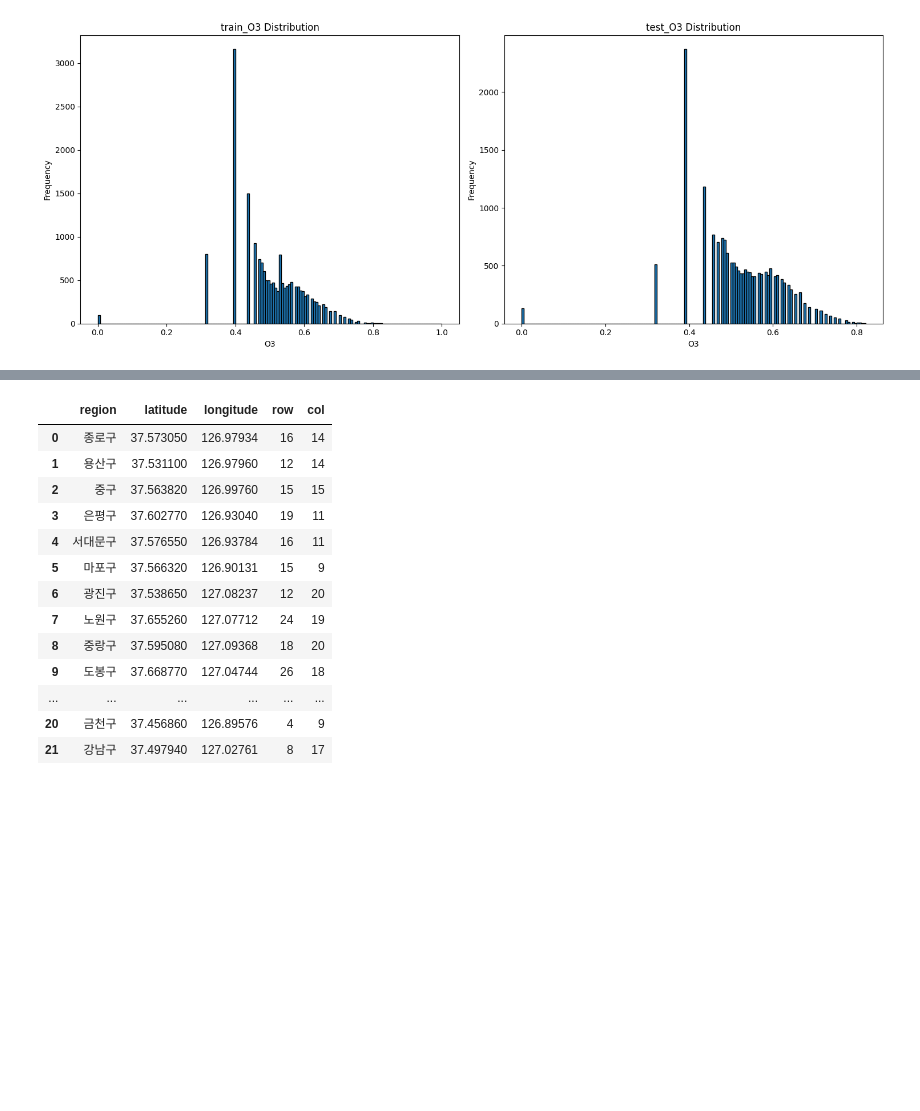
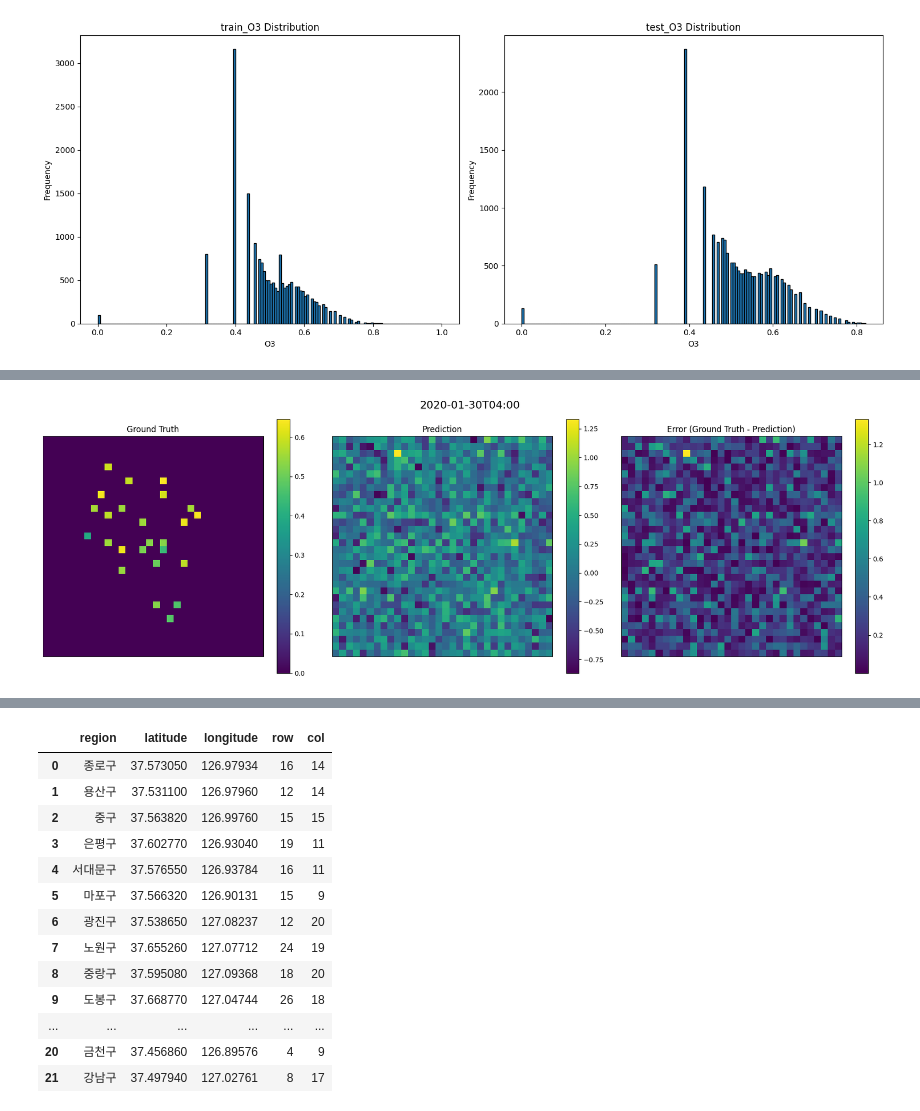
Before and after one commit to kminseong841/ML-Research, a Jupyter notebook: Pytorch_Ozone_predict_CNN.ipynb, the cells around one changed output, grey strips where cells are left out. Drawn from its saved outputs; the diff is of its cells as text; code cells hidden in the pictures; blank space fills up the shorter version.

```diff
--- a/Pytorch_Ozone_predict_CNN.ipynb
+++ b/Pytorch_Ozone_predict_CNN.ipynb
@@ -742,3 +745,9 @@ plot_ozone_maps(index=700, g_data=ytest, prediction=pred)
+# %%
+# test prediction 시각화 (not only station)
+pred = predict(model=trained_model, data_loader = test_loader, onlyStation=False)
+plot_ozone_maps(index=700, g_data=ytest, prediction=pred)
+# %% [output]
+[figure, added]
 # %%
 gt = ytest.reshape(-1, grid_size, grid_size)
 pdc = predict(model=trained_model, data_loader = test_loader)
```
Also changed, not shown: parts of 9 cells of this notebook.
